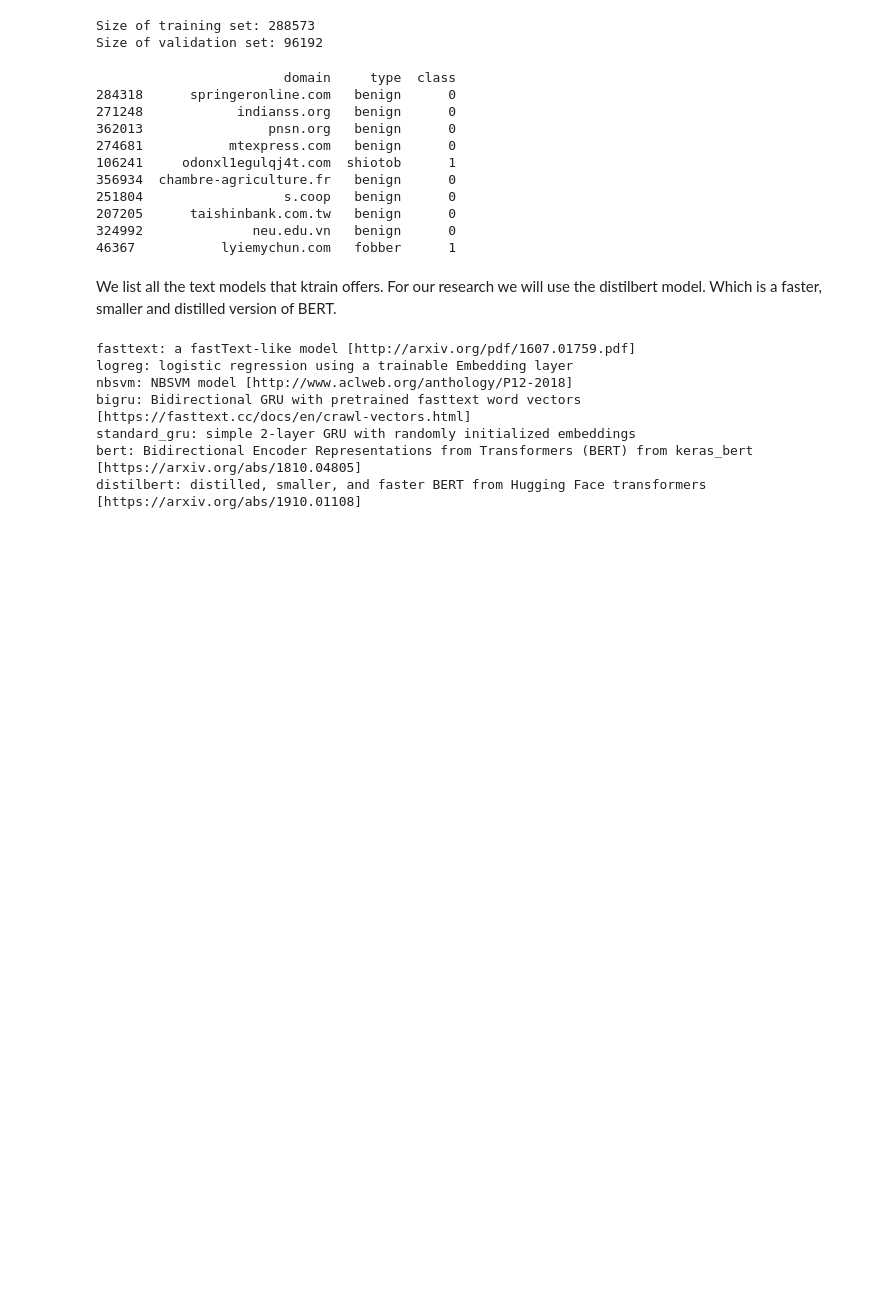
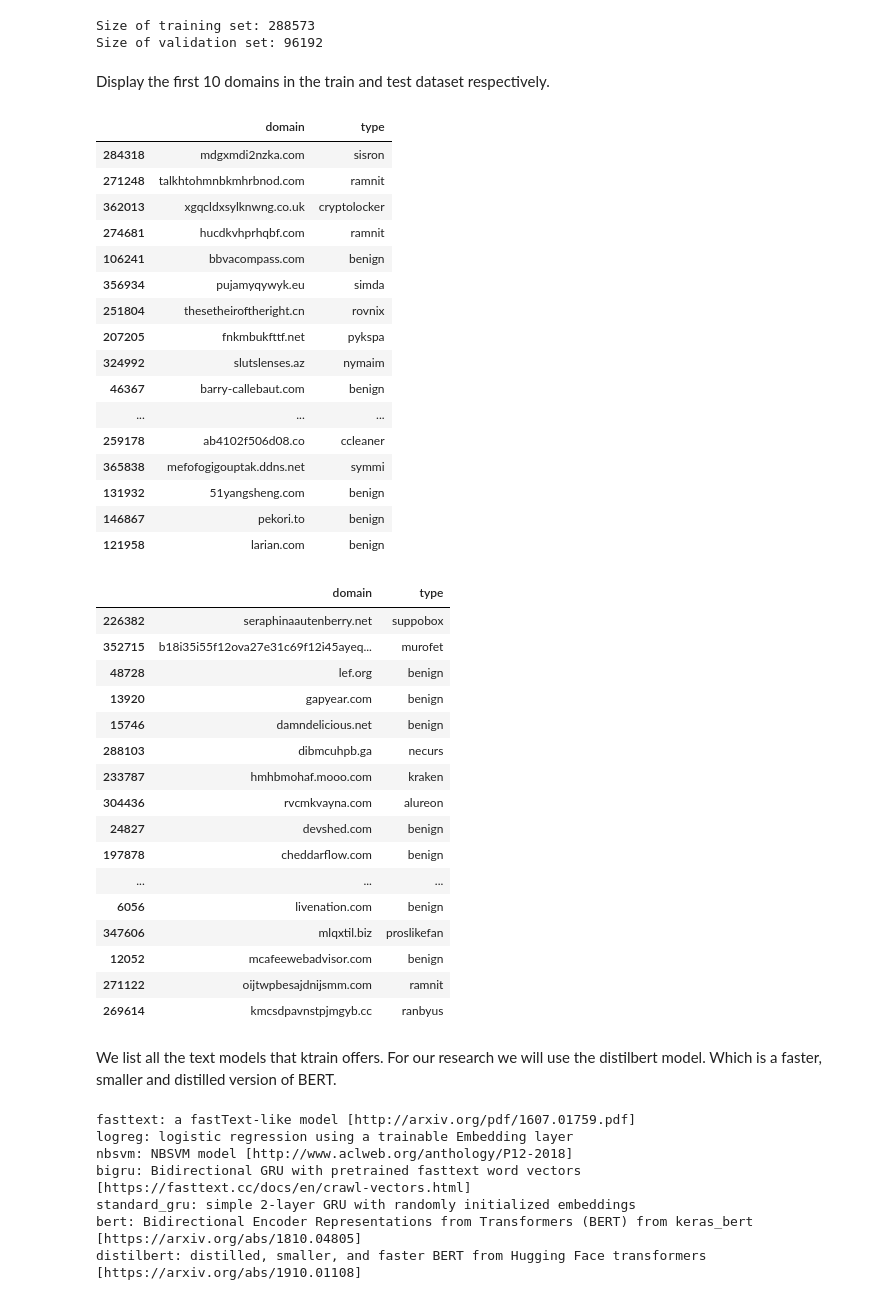
Before and after one commit to akdir/BachelorThesis, a Jupyter notebook: research/DistilBERT_detector.ipynb, the cells around one changed output. Cells and saved outputs as stored; diff of their text form; code cells hidden in the pictures; blank space fills up the shorter version.

```diff
--- a/research/DistilBERT_detector.ipynb
+++ b/research/DistilBERT_detector.ipynb
@@ -107,20 +115,46 @@ print("Size of validation set: %s" % (len(x_test)))
 # %% [output]
 Size of training set: 288573
 Size of validation set: 96192
-# %%
-print(x_train.head(10))
-# %% [output]
-                        domain     type  class
-284318      springeronline.com   benign      0
-271248            indianss.org   benign      0
-362013                pnsn.org   benign      0
-274681           mtexpress.com   benign      0
-106241     odonxl1egulqj4t.com  shiotob      1
-356934  chambre-agriculture.fr   benign      0
-251804                  s.coop   benign      0
-207205      taishinbank.com.tw   benign      0
-324992              neu.edu.vn   benign      0
-46367           lyiemychun.com   fobber      1
+# %% [markdown]
+Display the first 10 domains in the train and test dataset respectively.
+# %%
+display(x_train.head(10).append(x_train.tail(10)))
+display(x_test.head(10).append(x_test.tail(10)))
+# %% [output]
+|  | domain | type |
+| 284318 | mdgxmdi2nzka.com | sisron |
+| 271248 | talkhtohmnbkmhrbnod.com | ramnit |
+| 362013 | xgqcldxsylknwng.co.uk | cryptolocker |
+| 274681 | hucdkvhprhqbf.com | ramnit |
+| 106241 | bbvacompass.com | benign |
+| 356934 | pujamyqywyk.eu | simda |
+| 251804 | thesetheiroftheright.cn | rovnix |
+| 207205 | fnkmbukfttf.net | pykspa |
+| 324992 | slutslenses.az | nymaim |
+| 46367 | barry-callebaut.com | benign |
+| ... | ... | ... |
+| 259178 | ab4102f506d08.co | ccleaner |
+| 365838 | mefofogigouptak.ddns.net | symmi |
+| 131932 | 51yangsheng.com | benign |
+| 146867 | pekori.to | benign |
+| 121958 | larian.com | benign |
+|  | domain | type |
+| 226382 | seraphinaautenberry.net | suppobox |
+| 352715 | b18i35i55f12ova27e31c69f12i45ayeq... | murofet |
+| 48728 | lef.org | benign |
+| 13920 | gapyear.com | benign |
+| 15746 | damndelicious.net | benign |
+| 288103 | dibmcuhpb.ga | necurs |
+| 233787 | hmhbmohaf.mooo.com | kraken |
+| 304436 | rvcmkvayna.com | alureon |
+| 24827 | devshed.com | benign |
+| 197878 | cheddarflow.com | benign |
+| ... | ... | ... |
+| 6056 | livenation.com | benign |
+| 347606 | mlqxtil.biz | proslikefan |
+| 12052 | mcafeewebadvisor.com | benign |
+| 271122 | oijtwpbesajdnijsmm.com | ramnit |
+| 269614 | kmcsdpavnstpjmgyb.cc | ranbyus |
 # %% [markdown]
 We list all the text models that ktrain offers. For our research we will use the distilbert model. Which is a faster, smaller and distilled version of BERT.
 # %%
```
Also changed, not shown: parts of 50 cells of this notebook, 34 other files.
